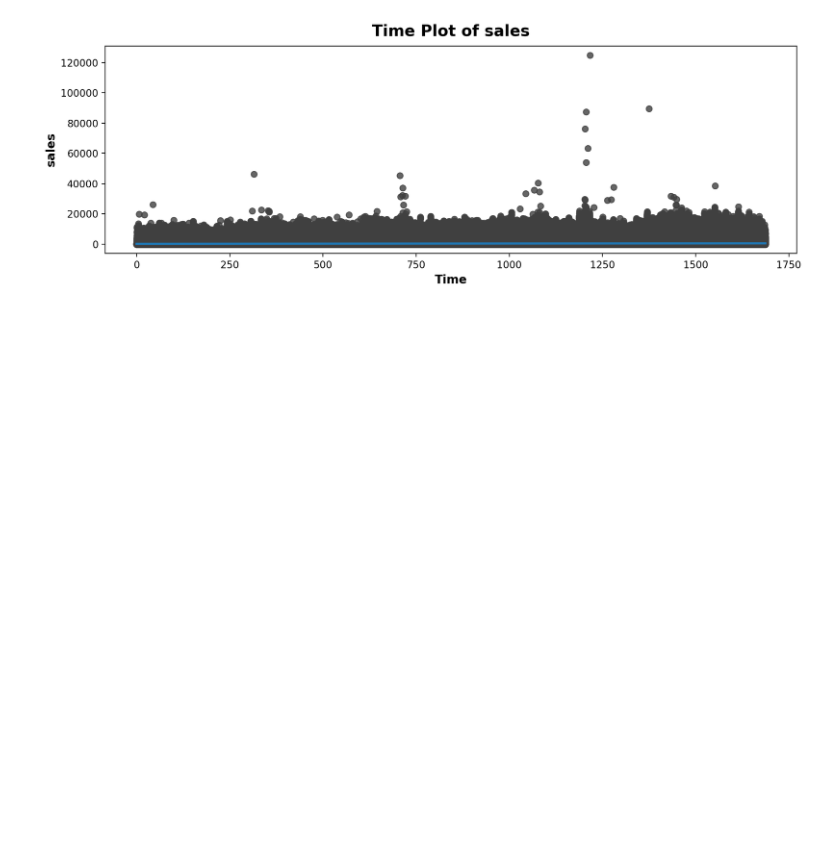
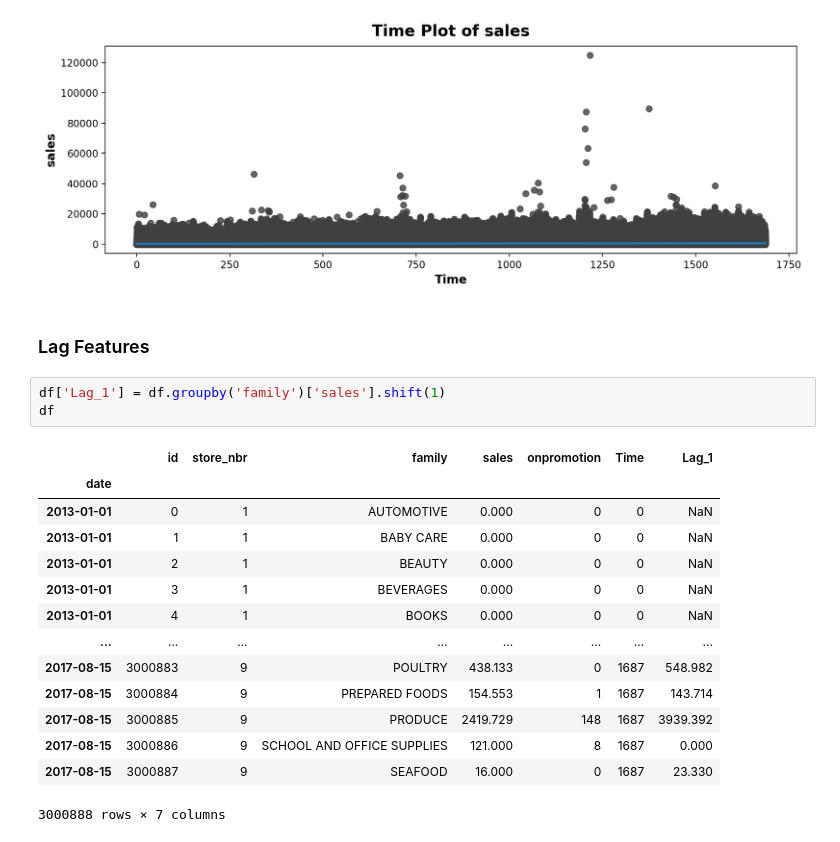
Before and after one commit to theCodeCS/kaggle_competitions, a Jupyter notebook: store_sales_time_series/store_sales_time_series.ipynb, the cells around one changed output. Drawn from its saved outputs; the diff is of its cells as text; blank space fills up the shorter version.

```diff
--- a/store_sales_time_series/store_sales_time_series.ipynb
+++ b/store_sales_time_series/store_sales_time_series.ipynb
@@ -138,3 +150,23 @@ ax.set_title('Time Plot of sales')
 # %% [output]
 Text(0.5, 1.0, 'Time Plot of sales')
 [figure]
+# %% [markdown]
+### Lag Features
+# %%
+df['Lag_1'] = df.groupby('family')['sales'].shift(1)
+df
+# %% [output]
+|  | id | store_nbr | family | sales | onpromotion | Time | Lag_1 |
+| date |  |  |  |  |  |  |  |
+| 2013-01-01 | 0 | 1 | AUTOMOTIVE | 0.000 | 0 | 0 | NaN |
+| 2013-01-01 | 1 | 1 | BABY CARE | 0.000 | 0 | 0 | NaN |
+| 2013-01-01 | 2 | 1 | BEAUTY | 0.000 | 0 | 0 | NaN |
+| 2013-01-01 | 3 | 1 | BEVERAGES | 0.000 | 0 | 0 | NaN |
+| 2013-01-01 | 4 | 1 | BOOKS | 0.000 | 0 | 0 | NaN |
+| ... | ... | ... | ... | ... | ... | ... | ... |
+| 2017-08-15 | 3000883 | 9 | POULTRY | 438.133 | 0 | 1687 | 548.982 |
+| 2017-08-15 | 3000884 | 9 | PREPARED FOODS | 154.553 | 1 | 1687 | 143.714 |
+| 2017-08-15 | 3000885 | 9 | PRODUCE | 2419.729 | 148 | 1687 | 3939.392 |
+| 2017-08-15 | 3000886 | 9 | SCHOOL AND OFFICE SUPPLIES | 121.000 | 8 | 1687 | 0.000 |
+| 2017-08-15 | 3000887 | 9 | SEAFOOD | 16.000 | 0 | 1687 | 23.330 |
+3000888 rows × 7 columns
```
Also changed, not shown: parts of 2 cells of this notebook.
